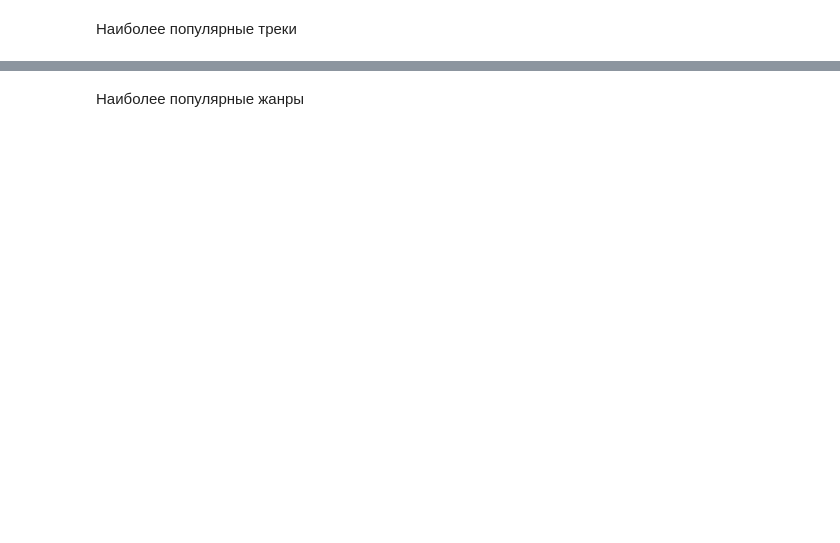
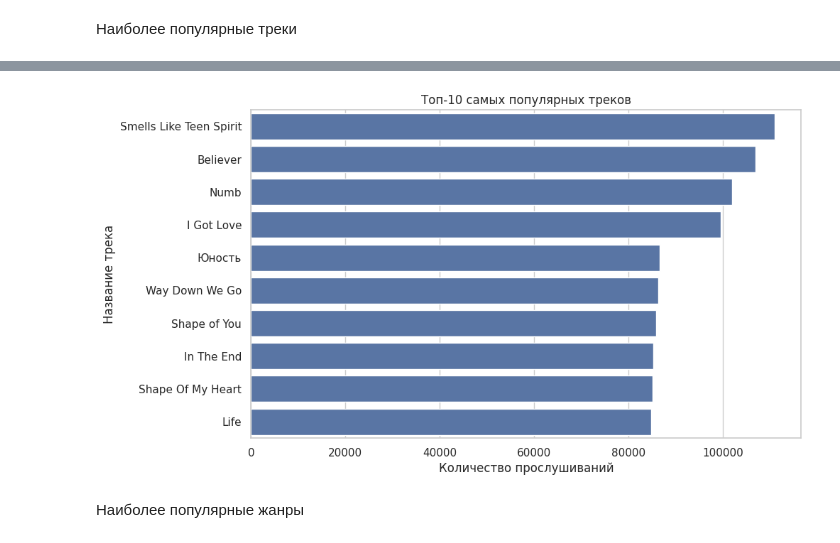
Before and after one commit to Krestom/mle-project-sprint-4-v001, a Jupyter notebook: recommendations.ipynb, the cells around one changed output, grey strips where cells are left out. Drawn from its saved outputs; the diff is of its cells as text; code cells hidden in the pictures; blank space fills up the shorter version.

```diff
--- a/recommendations.ipynb
+++ b/recommendations.ipynb
@@ -77,3 +62,8 @@ tracks.sample(10)
+# %%
+# Преобразуем списки в кортежи
+tracks['albums'] = tracks['albums'].apply(tuple)
+tracks['artists'] = tracks['artists'].apply(tuple)
+tracks['genres'] = tracks['genres'].apply(tuple)
 # %%
 catalog_names.info()
 # %% [output]
@@ -144,2 +175,22 @@ interactions.sample(10)
 # %% [markdown]
 Наиболее популярные треки
+# %%
+# Объединяем данные о треках и количестве прослушиваний
+tracks_with_listen_counts = tracks.merge(
+    track_listen_counts,
+    left_on='track_id',
+    right_on='track_id',
+    how='left'
+)
+
+# Добавляем названия треков из catalog_names
+tracks_with_names = tracks_with_listen_counts.merge(
+    catalog_names[catalog_names['type'] == 'track'],
+    left_on='track_id',
+    right_on='id',
+    how='left'
+)
+
+# Топ-10 самых популярных треков
+top_tracks = tracks_with_names.sort_values(by='listen_count', ascending=False).head(10)
+top_tracks[['track_id', 'name', 'listen_count']]
@@ -146,2 +209,11 @@ interactions.sample(10)
+# %%
+plt.figure(figsize=(10, 6))
+sns.barplot(data=top_tracks, x='listen_count', y='name', orient='h')
+plt.title('Топ-10 самых популярных треков')
+plt.xlabel('Количество прослушиваний')
+plt.ylabel('Название трека')
+plt.show()
+# %% [output]
+[figure, added]
 # %% [markdown]
 Наиболее популярные жанры
```
Also changed, not shown: parts of 36 cells of this notebook, 1 other file.
